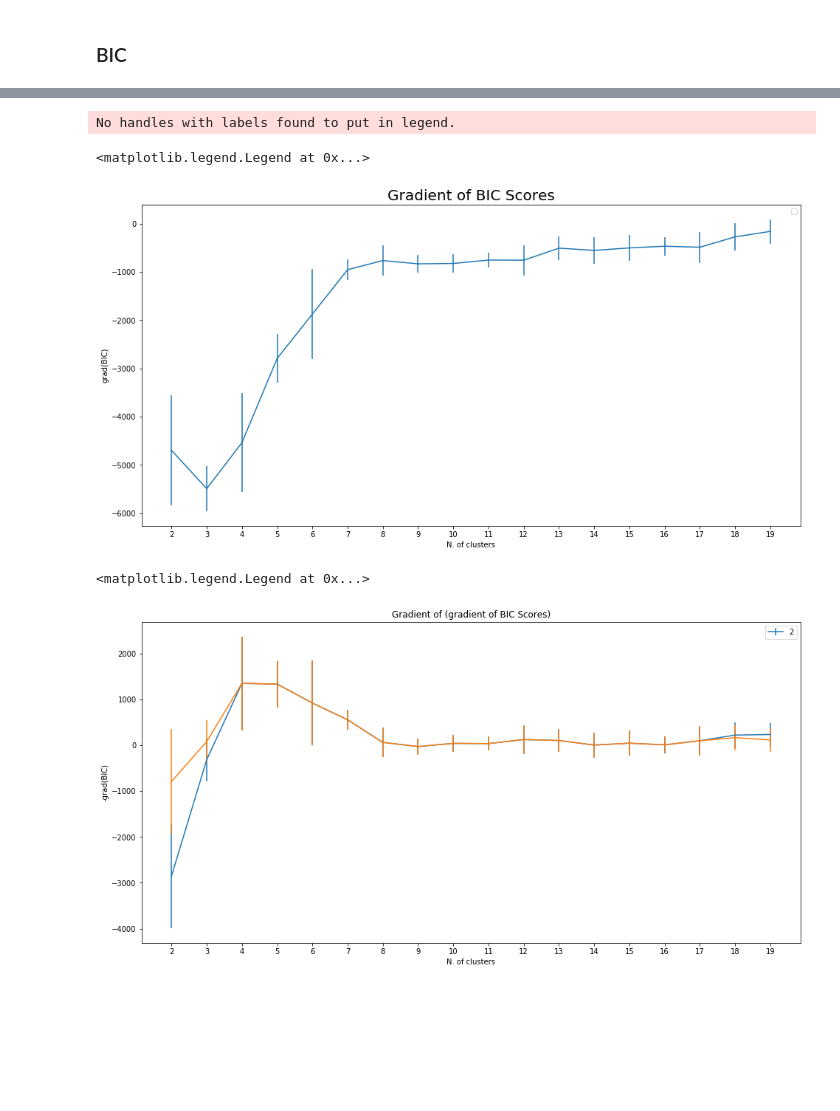
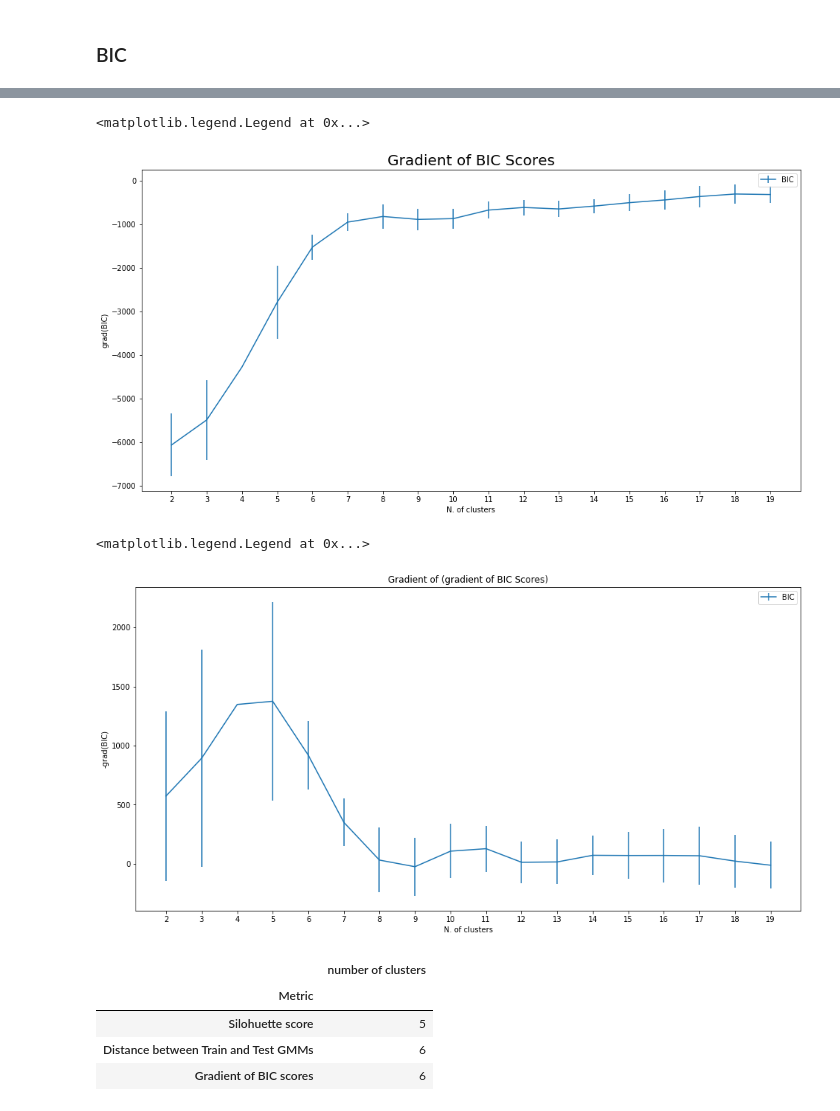
Before and after one commit to vlavorini/ClusterCardinality, a Jupyter notebook: Cluster Cardinality.ipynb, the cells around one changed output, grey strips where cells are left out. Drawn from its saved outputs; the diff is of its cells as text; code cells hidden in the pictures; blank space fills up the shorter version.

```diff
--- a/Cluster Cardinality.ipynb
+++ b/Cluster Cardinality.ipynb
@@ -66,15 +66,15 @@ plot_gmm(gmm, embeddings)
 n_clusters=np.arange(2, 20)
 sils=[]
 sils_err=[]
-iterations=10
+iterations=20
 for n in n_clusters:
     tmp_sil=[]
     for _ in range(iterations):
-        gmm=GMM(n).fit(embeddings)
+        gmm=GMM(n, n_init=2).fit(embeddings)
         labels=gmm.fit_predict(embeddings)
         sil=metrics.silhouette_score(embeddings, labels, metric='euclidean')
         tmp_sil.append(sil)
-    val=np.mean(SelBest(np.array(tmp_sil), int(iterations/4)))
+    val=np.mean(SelBest(np.array(tmp_sil), int(iterations/5)))
     err=np.std(tmp_sil)
     sils.append(val)
     sils_err.append(err)
@@ -116,8 +116,8 @@ for n in n_clusters:
     for iteration in range(iterations):
         train, test=train_test_split(embeddings, test_size=0.5)
 
-        gmm_train=GMM(n, covariance_type='full').fit(train)
-        gmm_test=GMM(n, covariance_type='full').fit(test)
+        gmm_train=GMM(n, n_init=2).fit(train)
+        gmm_test=GMM(n, n_init=2).fit(test)
         dist.append(gmm_js(gmm_train, gmm_test))
     selec=SelBest(np.array(dist), int(iterations/5))
     result=np.mean(selec)
@@ -139,14 +139,14 @@ plt.show()
 n_clusters=np.arange(2, 20)
 bics=[]
 bics_err=[]
-iterations=10
+iterations=20
 for n in n_clusters:
     tmp_bic=[]
     for _ in range(iterations):
-        gmm=GMM(n).fit(embeddings)
+        gmm=GMM(n, n_init=2).fit(embeddings)
 
         tmp_bic.append(gmm.bic(embeddings))
-    val=np.mean(SelBest(np.array(tmp_bic), int(iterations/4)))
+    val=np.mean(SelBest(np.array(tmp_bic), int(iterations/5)))
     err=np.std(tmp_bic)
     bics.append(val)
     bics_err.append(err)
@@ -162,24 +163,33 @@ Text(0, 0.5, 'Score')
 # %%
-plt.errorbar(n_clusters, np.gradient(bics), yerr=bics_err)
-#plt.errorbar(n_clusters, np.gradient(bics, edge_order=2), yerr=bics_err, label='2')
+plt.errorbar(n_clusters, np.gradient(bics), yerr=bics_err, label='BIC')
 plt.title("Gradient of BIC Scores", fontsize=20)
 plt.xticks(n_clusters)
 plt.xlabel("N. of clusters")
 plt.ylabel("grad(BIC)")
 plt.legend()
 # %% [output]
-No handles with labels found to put in legend.
+<matplotlib.legend.Legend at 0x...>
-<matplotlib.legend.Legend at 0x...>
-[figure, old version]
+[figure, new version]
 # %%
-plt.errorbar(n_clusters, np.gradient(np.gradient(bics, edge_order=2), edge_order=2), yerr=bics_err, label='2')
-plt.errorbar(n_clusters, np.gradient(np.gradient(bics) ), yerr=bics_err)
+plt.errorbar(n_clusters, np.gradient(np.gradient(bics) ), yerr=bics_err, label='BIC')
 
 plt.title("Gradient of (gradient of BIC Scores)")
 plt.xticks(n_clusters)
 plt.xlabel("N. of clusters")
 plt.ylabel("-grad(BIC)")
 plt.legend()
 # %% [output]
 <matplotlib.legend.Legend at 0x...>
-[figure, old version]
+[figure, new version]
+# %%
+import pandas as pd
+obj={'Metric': ['Silohuette score', 'Distance between Train and Test GMMs', 'Gradient of BIC scores'],
+    "number of clusters": [5,6,6]}
+df=pd.DataFrame(obj)
+df.set_index('Metric')
+# %% [output]
+|  | number of clusters |
+| Metric |  |
+| Silohuette score | 5 |
+| Distance between Train and Test GMMs | 6 |
+| Gradient of BIC scores | 6 |
```
Also changed, not shown: parts of 3 cells of this notebook.
